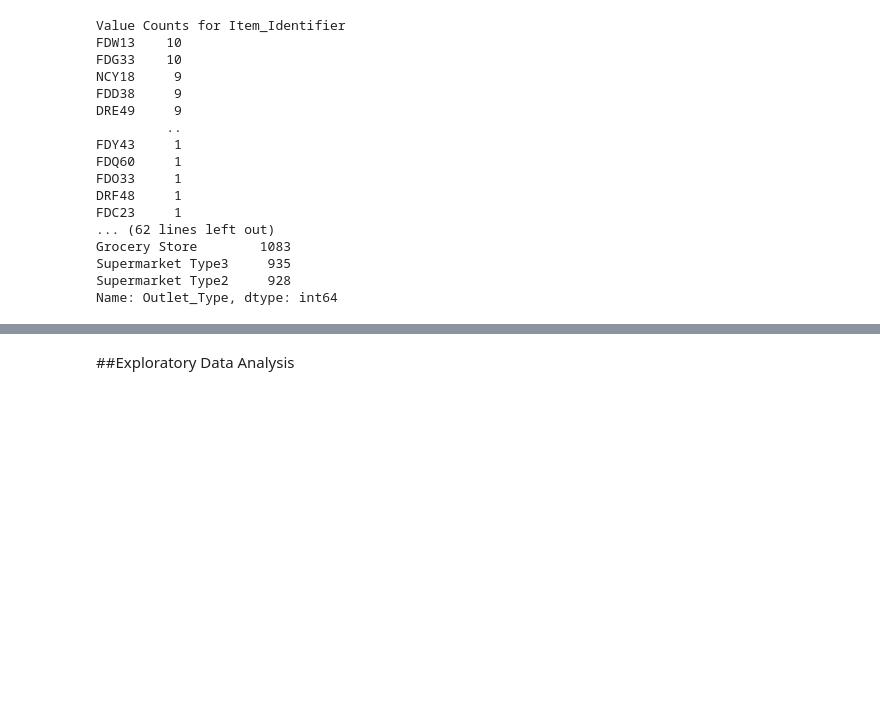
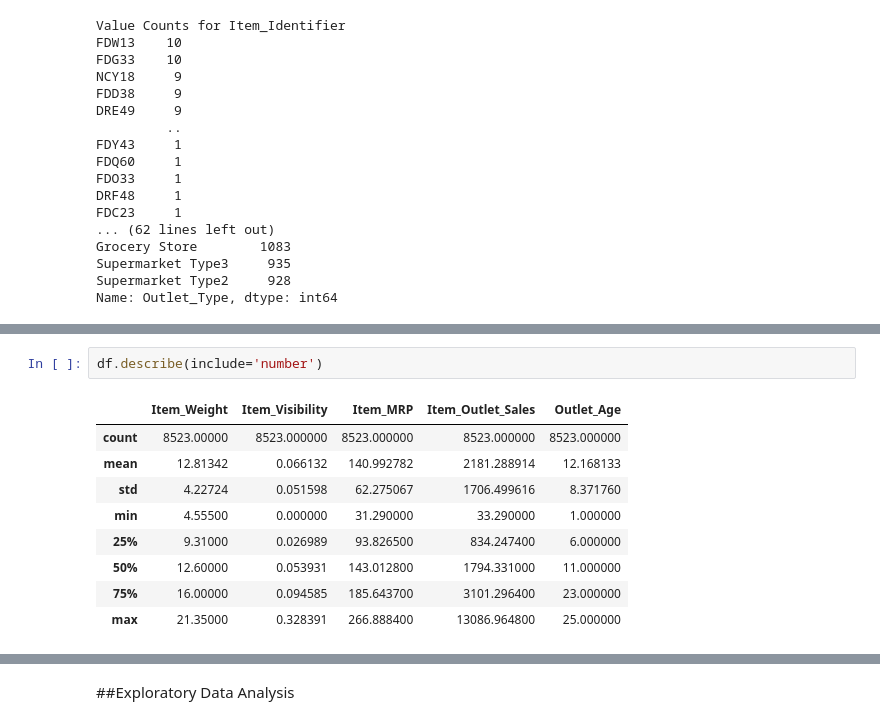
Before and after one commit to patelmedha/Prediction-of-Product-Sales, a Jupyter notebook: PREDICTION_OF_PRODCUT_SALES.ipynb, the cells around one changed output, grey strips where cells are left out. Drawn from its saved outputs; the diff is of its cells as text; blank space fills up the shorter version.

```diff
--- a/PREDICTION_OF_PRODCUT_SALES.ipynb
+++ b/PREDICTION_OF_PRODCUT_SALES.ipynb
@@ -346,0 +469,12 @@ Name: Outlet_Type, dtype: int64
+# %%
+df.describe(include='number')
+# %% [output]
+|  | Item_Weight | Item_Visibility | Item_MRP | Item_Outlet_Sales | Outlet_Age |
+| count | 8523.00000 | 8523.000000 | 8523.000000 | 8523.000000 | 8523.000000 |
+| mean | 12.81342 | 0.066132 | 140.992782 | 2181.288914 | 12.168133 |
+| std | 4.22724 | 0.051598 | 62.275067 | 1706.499616 | 8.371760 |
+| min | 4.55500 | 0.000000 | 31.290000 | 33.290000 | 1.000000 |
+| 25% | 9.31000 | 0.026989 | 93.826500 | 834.247400 | 6.000000 |
+| 50% | 12.60000 | 0.053931 | 143.012800 | 1794.331000 | 11.000000 |
+| 75% | 16.00000 | 0.094585 | 185.643700 | 3101.296400 | 23.000000 |
+| max | 21.35000 | 0.328391 | 266.888400 | 13086.964800 | 25.000000 |
```
Also changed, not shown: parts of 17 cells of this notebook.
